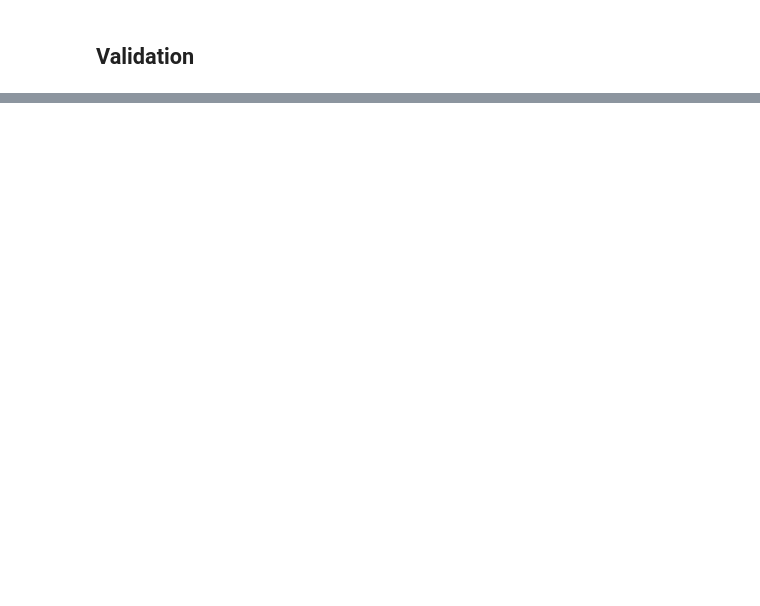
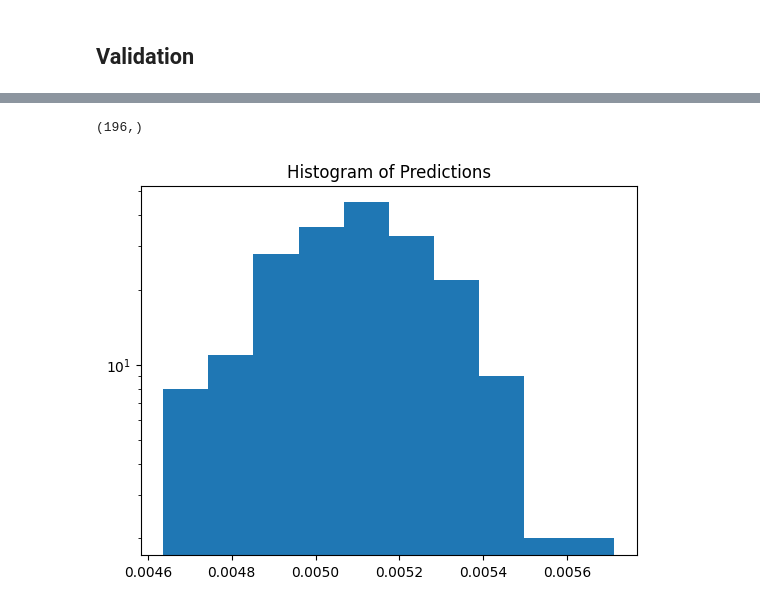
Before and after one commit to jiwang6/gconv-decoder, a Jupyter notebook: new-model/gconv_decoder.ipynb, the cells around one changed output, grey strips where cells are left out. Saved outputs shown, nothing was run; the diff lists cells and outputs as text; code cells hidden in the pictures; blank space fills up the shorter version.

```diff
--- a/new-model/gconv_decoder.ipynb
+++ b/new-model/gconv_decoder.ipynb
@@ -286,8 +285,6 @@ with tf.variable_scope("Layer_{}".format(2)) as _scope:
                             kernel = kernels_raw)
     tensor_out = tensor_out + bias
 
-    ## Perform max-pooling
-    tensor_out = se2cnn.layers.spatial_max_pool( input_tensor=tensor_out, nbOrientations=Ntheta)
 
     ## Apply ReLU
     tensor_out = tf.nn.relu(tensor_out)
@@ -362,19 +357,18 @@ with tf.variable_scope("Layer_{}".format(4)) as _scope:
     # The kernels used in the group convolution layer
     kernels_raw = tf.get_variable(
                         'kernel',
-                        [1,1,Nc_in,Nc_out],
-                        initializer=weight_initializer(1*1*Nc_in,Nc_out))
+                        [Nxy,Nxy,Ntheta,Nc_in,Nc_out],
+                        initializer=weight_initializer(Nxy*Nxy*Ntheta*Nc_in,Nc_out))
     tf.add_to_collection('raw_kernels', kernels_raw)
     bias = tf.get_variable( # Same bias for all orientations
                         "bias",
-                        [1, 1, 1, Nc_out],
+                        [1, 1, 1, 1, Nc_out],
                         initializer=tf.constant_initializer(value=0.01))
     # Convolution layer
-    tensor_out = tf.nn.conv2d(
-                        input = tensor_in,
-                        filter=kernels_raw,
-                        strides=[1, 1, 1, 1],
-                        padding="VALID")
+    # The group convolution layer
+    tensor_out, kernels_formatted = se2cnn.layers.se2n_se2n(
+                            input_tensor = tensor_in,
+                            kernel = kernels_raw)
     tensor_out = tensor_out + bias
 
     ## Apply ReLU
@@ -385,4 +379,4 @@ with tf.variable_scope("Layer_{}".format(4)) as _scope:
     Nc_in = Nc_out
 
     ## Save kernels for inspection
-    kernels[_scope.name] = kernels_raw
+    kernels[_scope.name] = kernels_formatted
@@ -615,0 +601,13 @@ plt.show()
+# %%
+global_pred = np.sum(labels_pred, axis=0)/len(labels_pred)
+
+print(global_pred.shape)
+
+# plot log histogram of the prediction
+plt.hist(global_pred, log=True)
+# plot title
+plt.title('Histogram of Predictions')
+plt.show()
+# %% [output]
+(196,)
+[figure, added]
```
Also changed, not shown: parts of 28 cells of this notebook, 12 other files.
